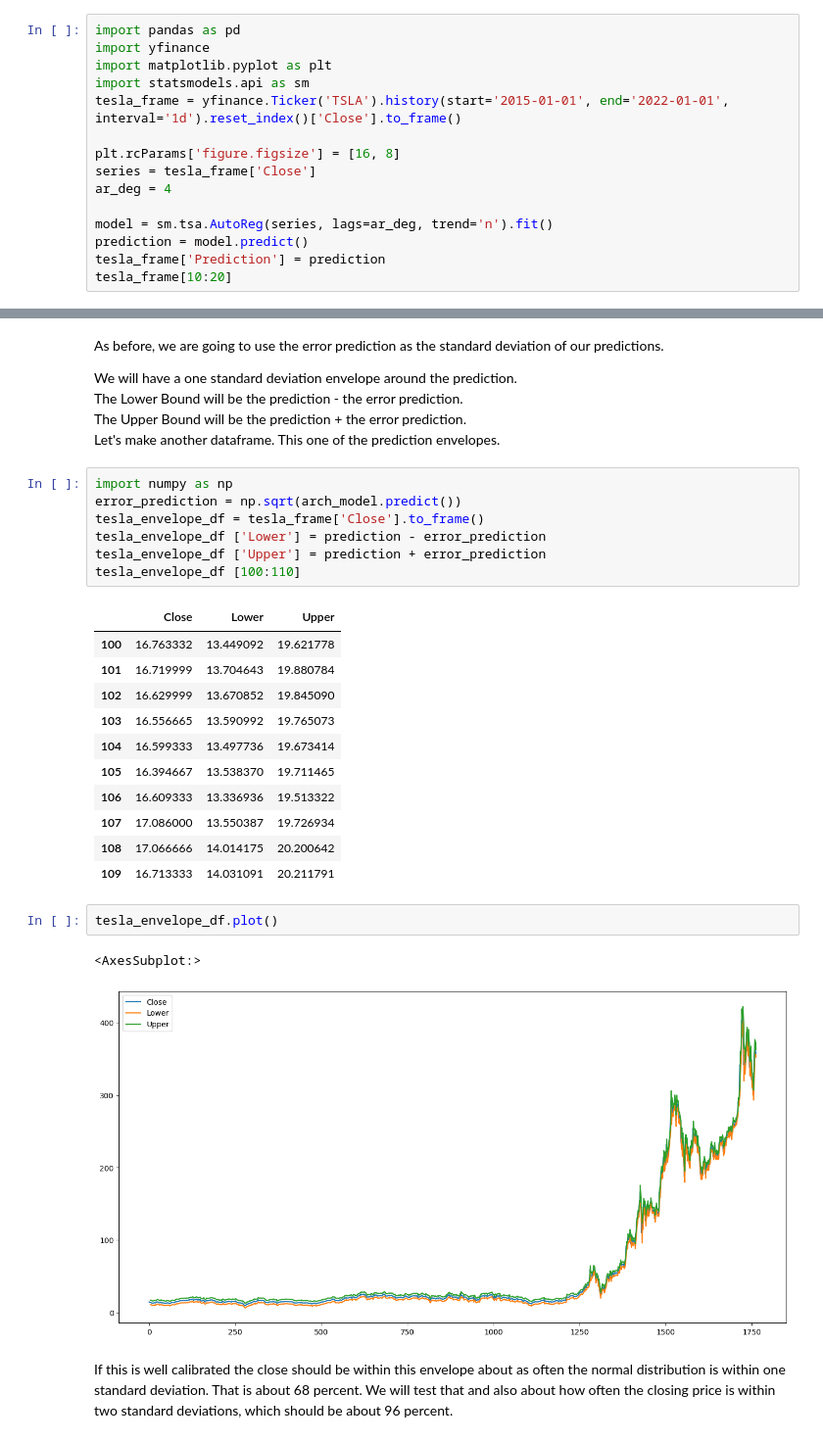
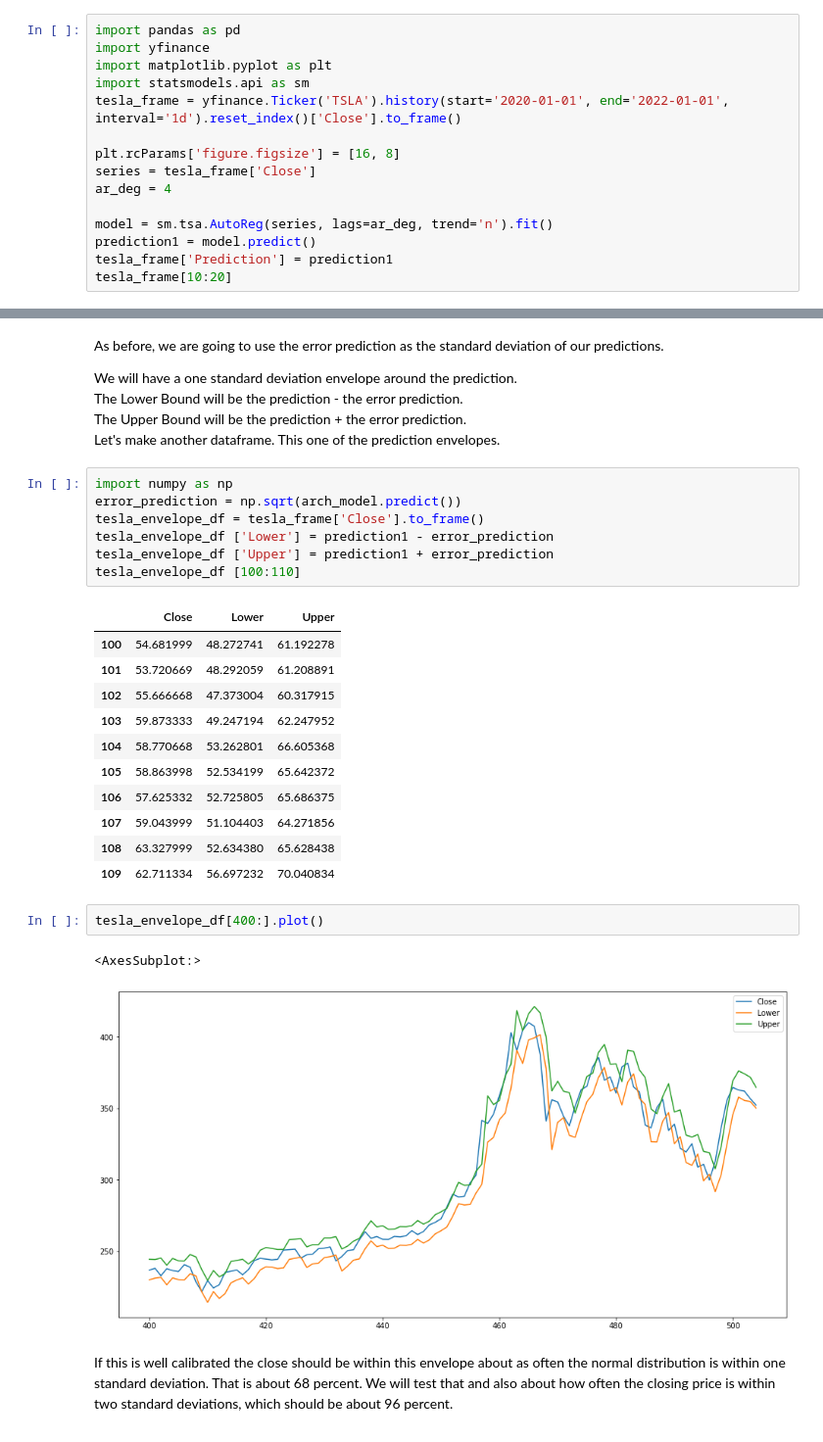
Before and after one commit to huuugh18/finmodel, a Jupyter notebook: 8.3 ARCH & GARCH.ipynb, the cells around one changed output, grey strips where cells are left out. Shown at 98% size. Saved outputs shown, nothing was run; the diff lists cells and outputs as text.

```diff
--- a/8.3 ARCH & GARCH.ipynb
+++ b/8.3 ARCH & GARCH.ipynb
@@ -11,15 +11,15 @@ import pandas as pd
 import yfinance
 import matplotlib.pyplot as plt
 import statsmodels.api as sm
-tesla_frame = yfinance.Ticker('TSLA').history(start='2015-01-01', end='2022-01-01', interval='1d').reset_index()['Close'].to_frame()
+tesla_frame = yfinance.Ticker('TSLA').history(start='2020-01-01', end='2022-01-01', interval='1d').reset_index()['Close'].to_frame()
 
 plt.rcParams['figure.figsize'] = [16, 8]
 series = tesla_frame['Close']
 ar_deg = 4
 
 model = sm.tsa.AutoReg(series, lags=ar_deg, trend='n').fit()
-prediction = model.predict()
-tesla_frame['Prediction'] = prediction
+prediction1 = model.predict()
+tesla_frame['Prediction'] = prediction1
 tesla_frame[10:20]
 # %% [output]
 |  | Close | Prediction |
@@ -88,26 +92,26 @@ Let's make another dataframe. This one of the prediction envelopes.
 import numpy as np
 error_prediction = np.sqrt(arch_model.predict())
 tesla_envelope_df = tesla_frame['Close'].to_frame()
-tesla_envelope_df ['Lower'] = prediction - error_prediction
-tesla_envelope_df ['Upper'] = prediction + error_prediction
+tesla_envelope_df ['Lower'] = prediction1 - error_prediction
+tesla_envelope_df ['Upper'] = prediction1 + error_prediction
 tesla_envelope_df [100:110]
 # %% [output]
 |  | Close | Lower | Upper |
-| 100 | 16.763332 | 13.449092 | 19.621778 |
-| 101 | 16.719999 | 13.704643 | 19.880784 |
-| 102 | 16.629999 | 13.670852 | 19.845090 |
-| 103 | 16.556665 | 13.590992 | 19.765073 |
-| 104 | 16.599333 | 13.497736 | 19.673414 |
-| 105 | 16.394667 | 13.538370 | 19.711465 |
-| 106 | 16.609333 | 13.336936 | 19.513322 |
-| 107 | 17.086000 | 13.550387 | 19.726934 |
-| 108 | 17.066666 | 14.014175 | 20.200642 |
-| 109 | 16.713333 | 14.031091 | 20.211791 |
+| 100 | 54.681999 | 48.272741 | 61.192278 |
+| 101 | 53.720669 | 48.292059 | 61.208891 |
+| 102 | 55.666668 | 47.373004 | 60.317915 |
+| 103 | 59.873333 | 49.247194 | 62.247952 |
+| 104 | 58.770668 | 53.262801 | 66.605368 |
+| 105 | 58.863998 | 52.534199 | 65.642372 |
+| 106 | 57.625332 | 52.725805 | 65.686375 |
+| 107 | 59.043999 | 51.104403 | 64.271856 |
+| 108 | 63.327999 | 52.634380 | 65.628438 |
+| 109 | 62.711334 | 56.697232 | 70.040834 |
 # %%
-tesla_envelope_df.plot()
+tesla_envelope_df[400:].plot()
 # %% [output]
 <AxesSubplot:>
-[figure, old version]
+[figure, new version]
 # %% [markdown]
 If this is well calibrated the close should be within this envelope about as often the normal
 distribution is within one standard deviation. That is about 68 percent. We will test that and also
```
Also changed, not shown: parts of 11 cells of this notebook, 4 other files.
